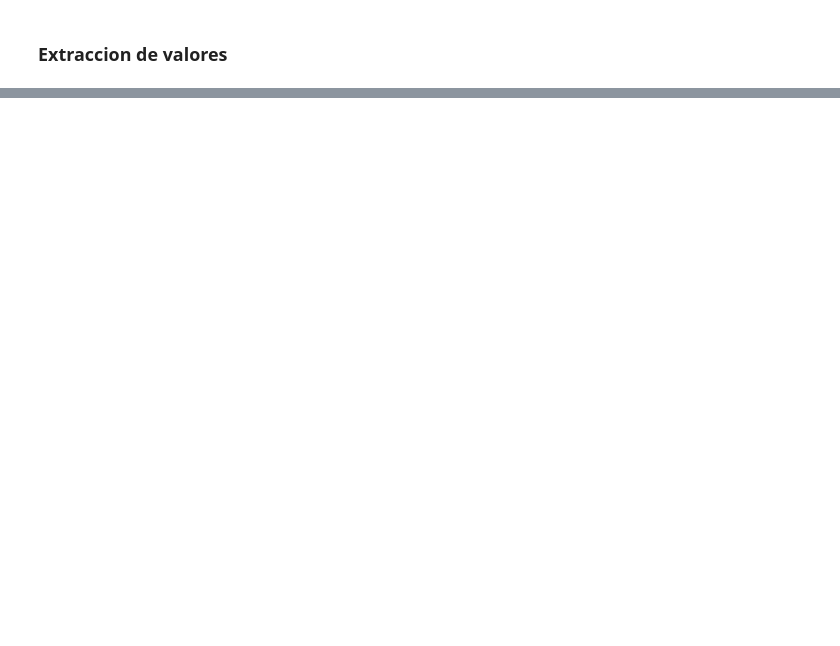
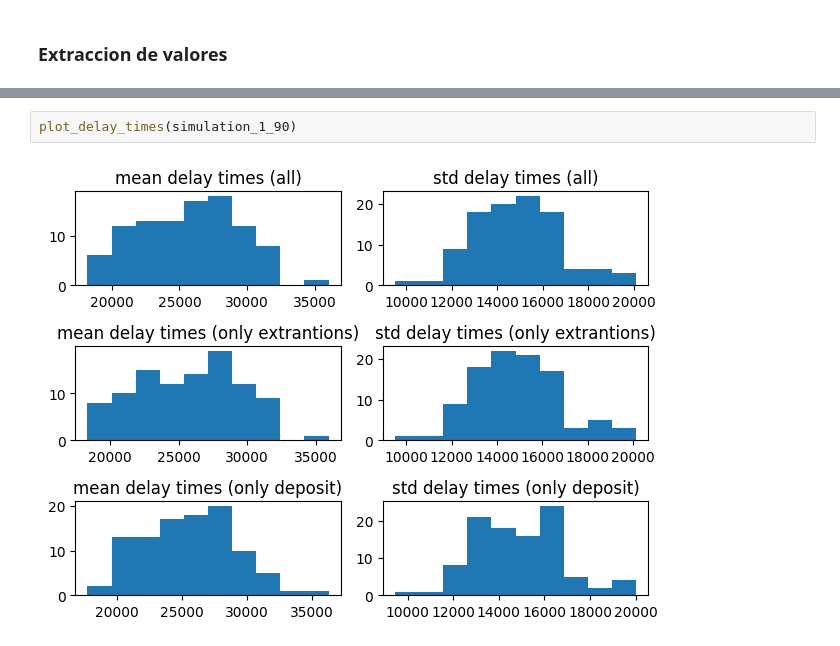
Before and after one commit to MartinCohen98/simulacion_tp1_grupo2_1c2024, a Jupyter notebook: Ejercicio2_TP2.ipynb, the cells around one changed output, grey strips where cells are left out. Cells and saved outputs as stored; diff of their text form; blank space fills up the shorter version.

```diff
--- a/Ejercicio2_TP2.ipynb
+++ b/Ejercicio2_TP2.ipynb
@@ -492,0 +590,4 @@ def extract_values(all_simu, name_of_file):
+# %%
+plot_delay_times(simulation_1_90)
+# %% [output]
+[figure, added]
```
Also changed, not shown: parts of 32 cells of this notebook, 2 other files.
